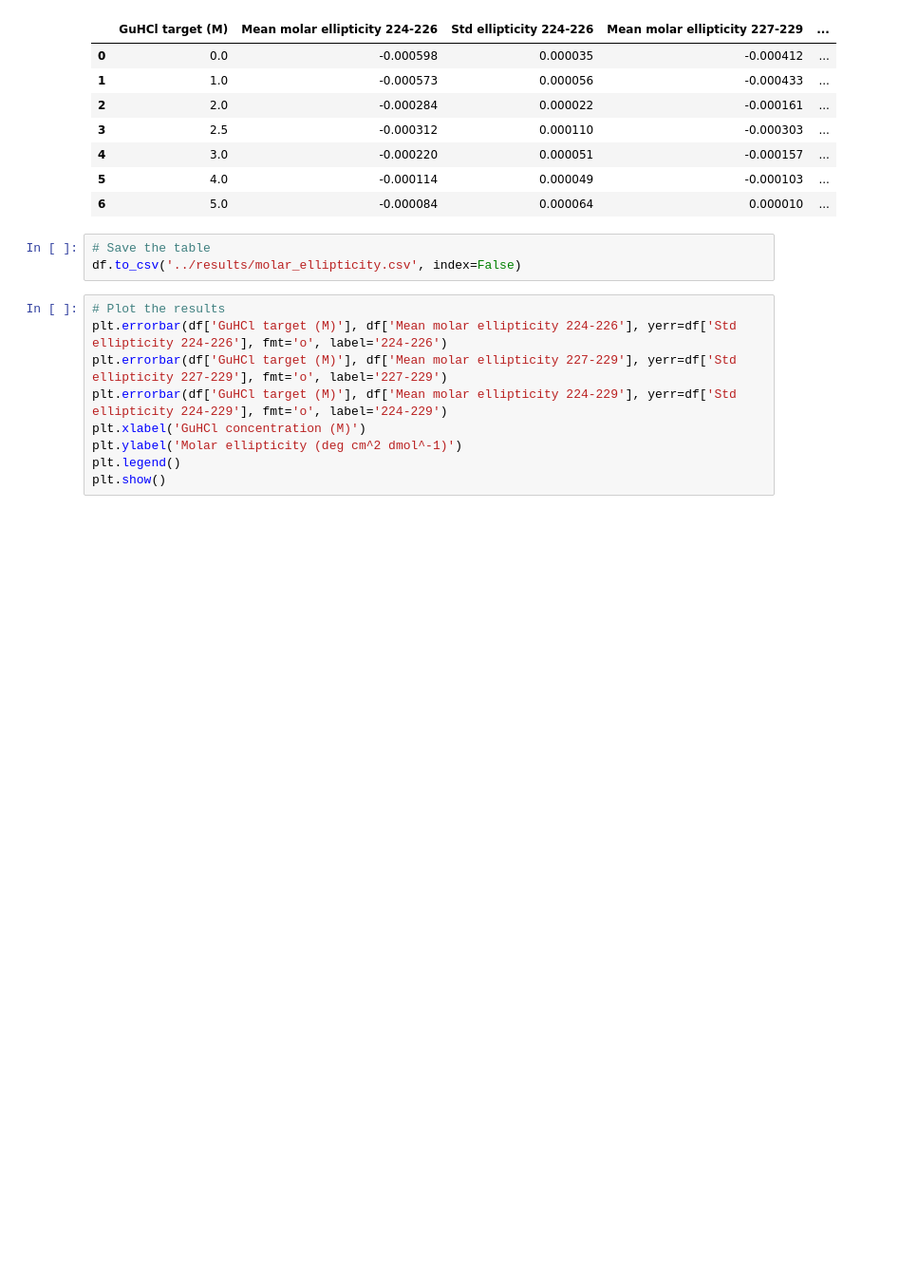
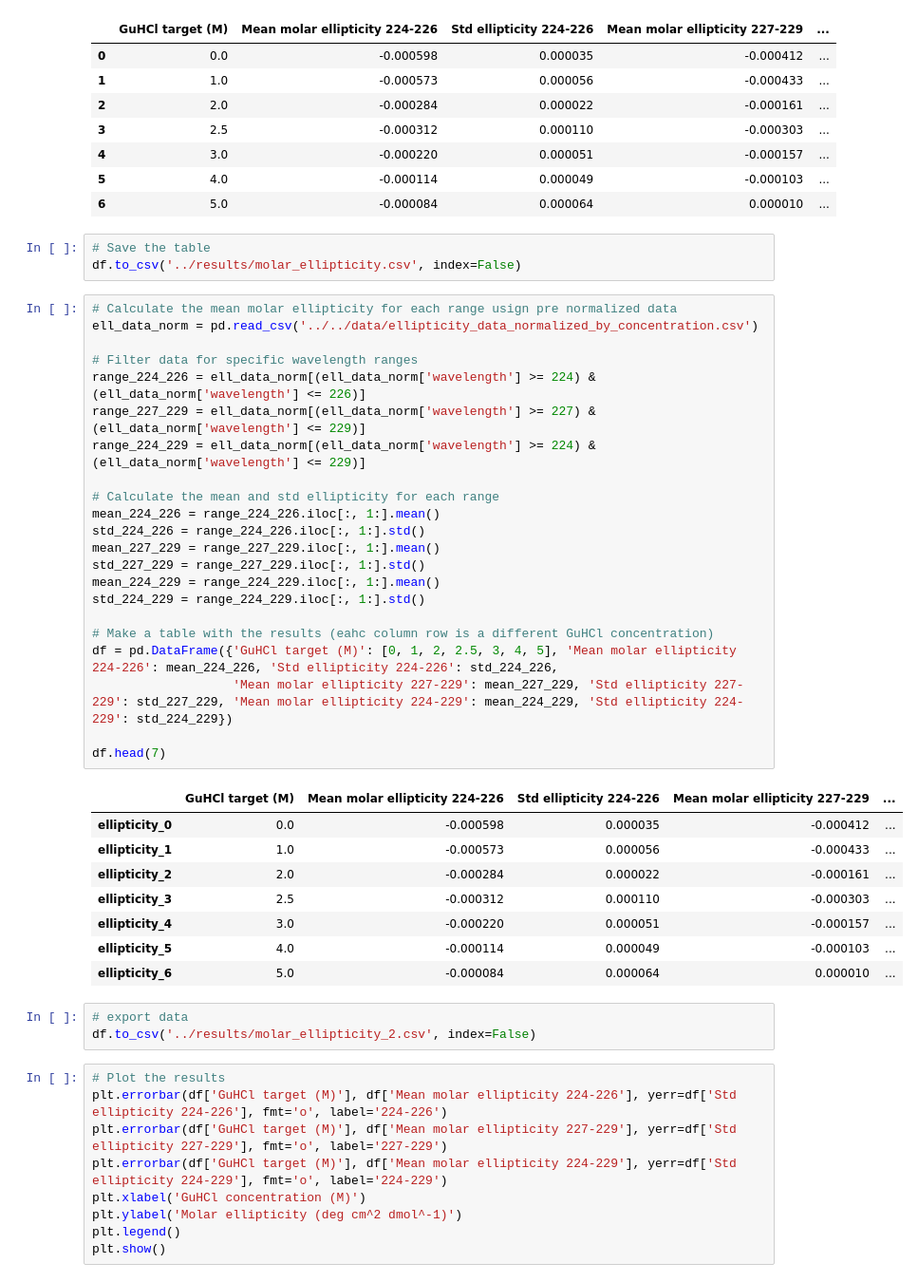
Before and after one commit to GiovanniLag/Laboratorio-Biofisica, a Jupyter notebook: dicroismo/analysis/python/notebook_dicromismo.ipynb, the cells around one changed output. Shown at 95% size. Drawn from its saved outputs; the diff is of its cells as text; blank space fills up the shorter version.

```diff
--- a/dicroismo/analysis/python/notebook_dicromismo.ipynb
+++ b/dicroismo/analysis/python/notebook_dicromismo.ipynb
@@ -208,6 +222,40 @@ df.head(7)
 # %%
 # Save the table
 df.to_csv('../results/molar_ellipticity.csv', index=False)
+# %%
+# Calculate the mean molar ellipticity for each range usign pre normalized data
+ell_data_norm = pd.read_csv('../../data/ellipticity_data_normalized_by_concentration.csv')
+
+# Filter data for specific wavelength ranges
+range_224_226 = ell_data_norm[(ell_data_norm['wavelength'] >= 224) & (ell_data_norm['wavelength'] <= 226)]
+range_227_229 = ell_data_norm[(ell_data_norm['wavelength'] >= 227) & (ell_data_norm['wavelength'] <= 229)]
+range_224_229 = ell_data_norm[(ell_data_norm['wavelength'] >= 224) & (ell_data_norm['wavelength'] <= 229)]
+
+# Calculate the mean and std ellipticity for each range
+mean_224_226 = range_224_226.iloc[:, 1:].mean()
+std_224_226 = range_224_226.iloc[:, 1:].std()
+mean_227_229 = range_227_229.iloc[:, 1:].mean()
+std_227_229 = range_227_229.iloc[:, 1:].std()
+mean_224_229 = range_224_229.iloc[:, 1:].mean()
+std_224_229 = range_224_229.iloc[:, 1:].std()
+
+# Make a table with the results (eahc column row is a different GuHCl concentration)
+df = pd.DataFrame({'GuHCl target (M)': [0, 1, 2, 2.5, 3, 4, 5], 'Mean molar ellipticity 224-226': mean_224_226, 'Std ellipticity 224-226': std_224_226,
+                   'Mean molar ellipticity 227-229': mean_227_229, 'Std ellipticity 227-229': std_227_229, 'Mean molar ellipticity 224-229': mean_224_229, 'Std ellipticity 224-229': std_224_229})
+
+df.head(7)
+# %% [output]
+|  | GuHCl target (M) | Mean molar ellipticity 224-226 | Std ellipticity 224-226 | Mean molar ellipticity 227-229 | ... |
+| ellipticity_0 | 0.0 | -0.000598 | 0.000035 | -0.000412 | ... |
+| ellipticity_1 | 1.0 | -0.000573 | 0.000056 | -0.000433 | ... |
+| ellipticity_2 | 2.0 | -0.000284 | 0.000022 | -0.000161 | ... |
+| ellipticity_3 | 2.5 | -0.000312 | 0.000110 | -0.000303 | ... |
+| ellipticity_4 | 3.0 | -0.000220 | 0.000051 | -0.000157 | ... |
+| ellipticity_5 | 4.0 | -0.000114 | 0.000049 | -0.000103 | ... |
+| ellipticity_6 | 5.0 | -0.000084 | 0.000064 | 0.000010 | ... |
+# %%
+# export data
+df.to_csv('../results/molar_ellipticity_2.csv', index=False)
 # %%
 # Plot the results
 plt.errorbar(df['GuHCl target (M)'], df['Mean molar ellipticity 224-226'], yerr=df['Std ellipticity 224-226'], fmt='o', label='224-226')
```
Also changed, not shown: parts of 3 cells of this notebook, 9 other files.
